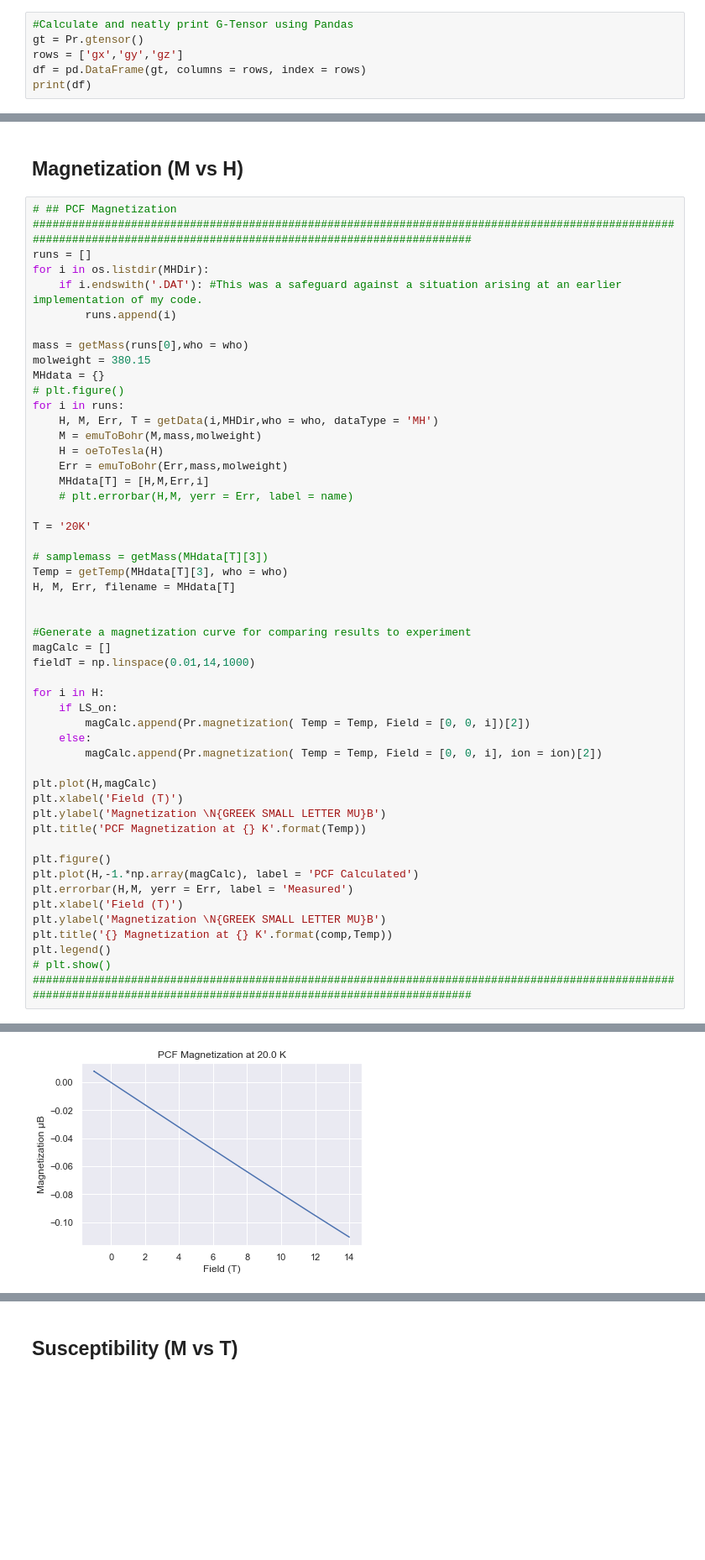
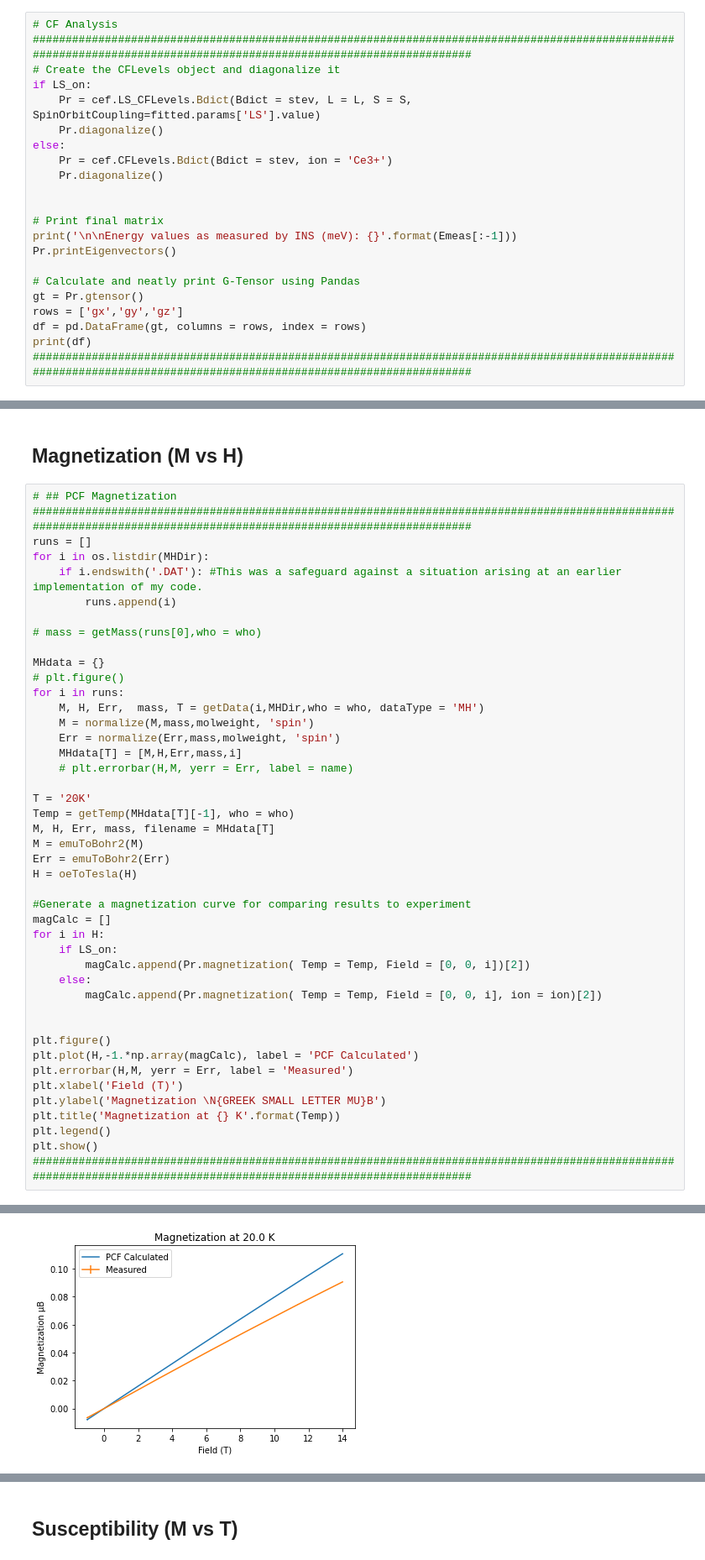
Before and after one commit to JensenKaplan/ActiveResearch, a Jupyter notebook: CrystalField/CrystalField.ipynb, the cells around one changed output, grey strips where cells are left out. Shown at 84% size. Saved outputs shown, nothing was run; the diff lists cells and outputs as text; blank space fills up the shorter version.

Commit message:
Spruced up python notebook for crystal field analysis. In LS/J Basis.

```diff
--- a/CrystalField/CrystalField.ipynb
+++ b/CrystalField/CrystalField.ipynb
@@ -189,9 +196,25 @@ Energy values as measured by INS (meV): [168, 335]
 # %% [markdown]
 ## PCF G Tensor
 # %%
-#Calculate and neatly print G-Tensor using Pandas
+# CF Analysis
+#####################################################################################################################################################################
+# Create the CFLevels object and diagonalize it
+if LS_on:
+	Pr = cef.LS_CFLevels.Bdict(Bdict = stev, L = L, S = S, SpinOrbitCoupling=fitted.params['LS'].value)
+	Pr.diagonalize()
+else:
+	Pr = cef.CFLevels.Bdict(Bdict = stev, ion = 'Ce3+')
+	Pr.diagonalize()
+
+
+# Print final matrix
+print('\n\nEnergy values as measured by INS (meV): {}'.format(Emeas[:-1]))
+Pr.printEigenvectors()
+
+# Calculate and neatly print G-Tensor using Pandas
 gt = Pr.gtensor()
 rows = ['gx','gy','gz']
 df = pd.DataFrame(gt, columns = rows, index = rows)
 print(df)
+#####################################################################################################################################################################
 # %% [output]
@@ -209,47 +245,40 @@ for i in os.listdir(MHDir):
     if i.endswith('.DAT'): #This was a safeguard against a situation arising at an earlier implementation of my code.
         runs.append(i)
 
-mass = getMass(runs[0],who = who)
-molweight = 380.15
+# mass = getMass(runs[0],who = who)
+
 MHdata = {}
 # plt.figure()
 for i in runs:
-    H, M, Err, T = getData(i,MHDir,who = who, dataType = 'MH')
-    M = emuToBohr(M,mass,molweight)
-    H = oeToTesla(H)
-    Err = emuToBohr(Err,mass,molweight)
-    MHdata[T] = [H,M,Err,i]
+    M, H, Err,  mass, T = getData(i,MHDir,who = who, dataType = 'MH')
+    M = normalize(M,mass,molweight, 'spin')
+    Err = normalize(Err,mass,molweight, 'spin')
+    MHdata[T] = [M,H,Err,mass,i]
     # plt.errorbar(H,M, yerr = Err, label = name)
 
 T = '20K'
-
-# samplemass = getMass(MHdata[T][3])
-Temp = getTemp(MHdata[T][3], who = who)
-H, M, Err, filename = MHdata[T]
-
+Temp = getTemp(MHdata[T][-1], who = who)
+M, H, Err, mass, filename = MHdata[T]
+M = emuToBohr2(M)
+Err = emuToBohr2(Err)
+H = oeToTesla(H)
 
 #Generate a magnetization curve for comparing results to experiment
 magCalc = []
-fieldT = np.linspace(0.01,14,1000)
-
 for i in H:
 	if LS_on:
 		magCalc.append(Pr.magnetization( Temp = Temp, Field = [0, 0, i])[2])
 	else:
 		magCalc.append(Pr.magnetization( Temp = Temp, Field = [0, 0, i], ion = ion)[2])
 
-plt.plot(H,magCalc)
-plt.xlabel('Field (T)')
-plt.ylabel('Magnetization \N{GREEK SMALL LETTER MU}B')
-plt.title('PCF Magnetization at {} K'.format(Temp))
 
 plt.figure()
 plt.plot(H,-1.*np.array(magCalc), label = 'PCF Calculated')
 plt.errorbar(H,M, yerr = Err, label = 'Measured')
 plt.xlabel('Field (T)')
 plt.ylabel('Magnetization \N{GREEK SMALL LETTER MU}B')
-plt.title('{} Magnetization at {} K'.format(comp,Temp))
+plt.title('Magnetization at {} K'.format(Temp))
 plt.legend()
-# plt.show()
+plt.show()
 #####################################################################################################################################################################
 # %% [output]
@@ -257 +285 @@ plt.legend()
-[figure, old version]
+[figure, new version]
```
Also changed, not shown: parts of 18 cells of this notebook.
